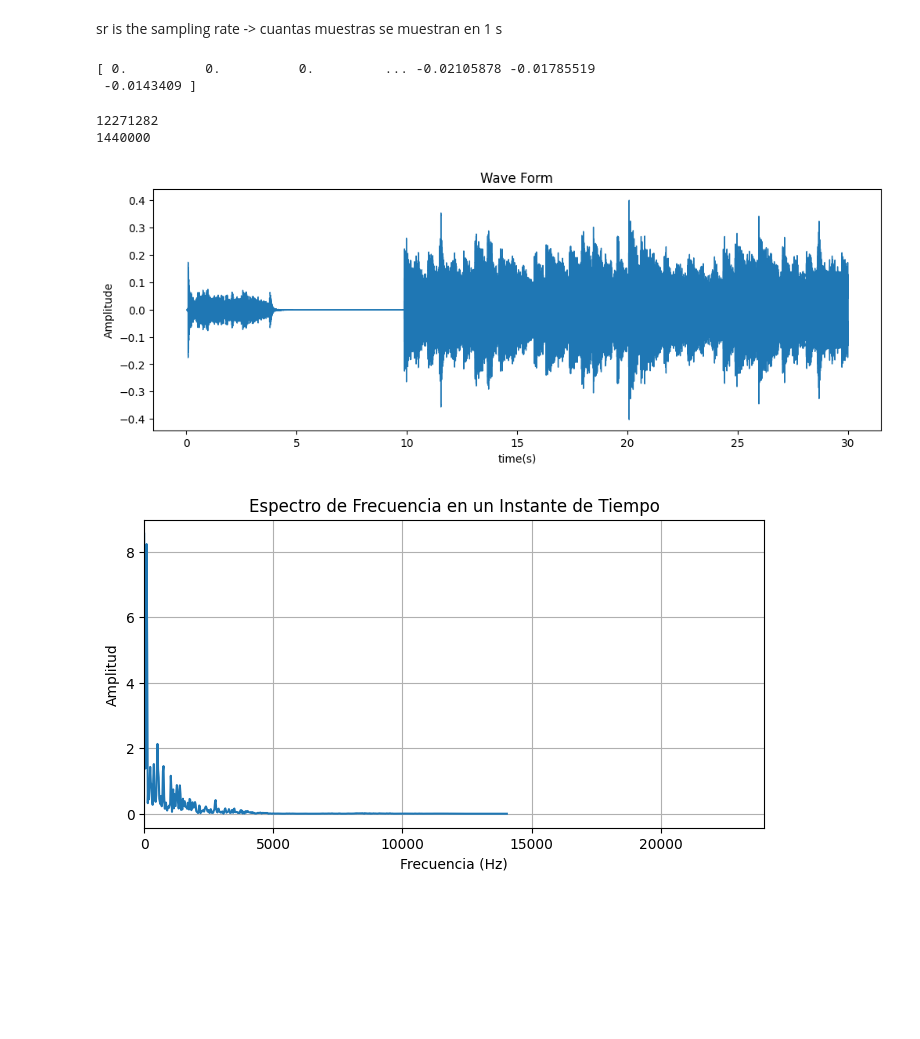
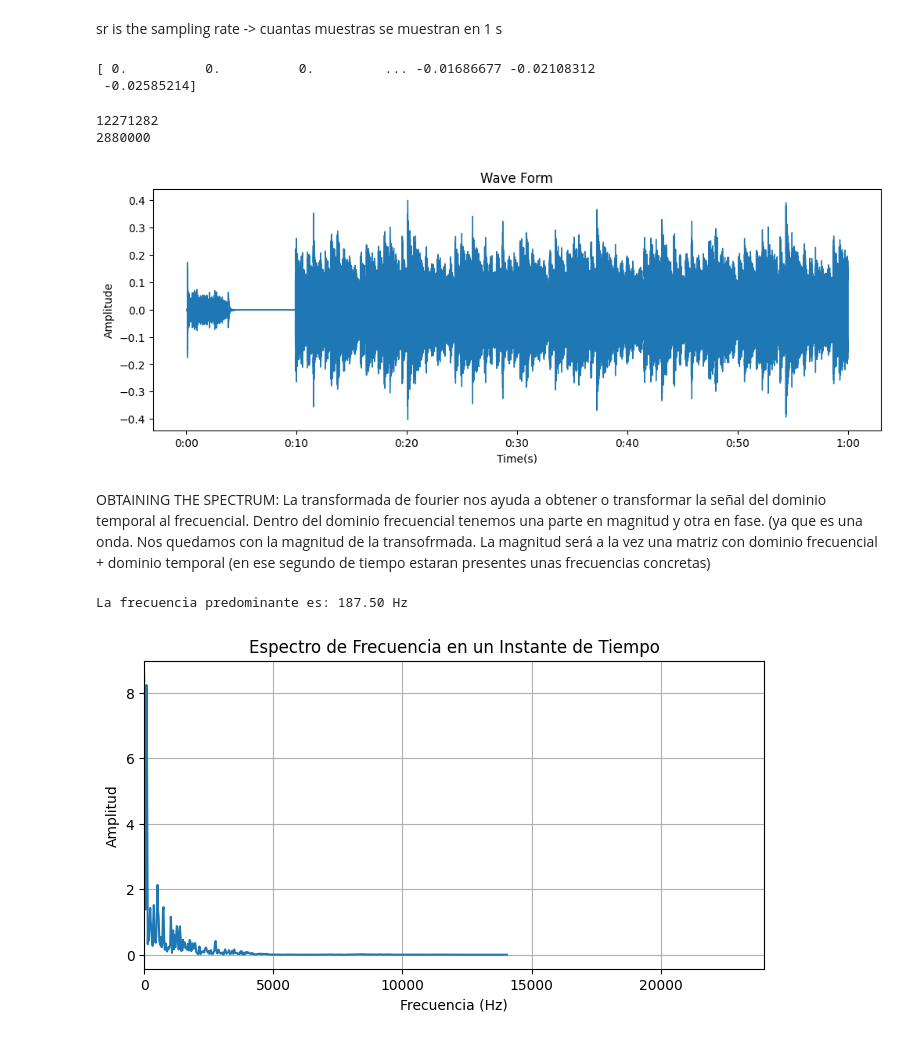
Before and after one commit to u172764/3d-musical-visualizer, a Jupyter notebook: feature-extraction.ipynb, the cells around one changed output. Saved outputs shown, nothing was run; the diff lists cells and outputs as text; code cells hidden in the pictures; blank space fills up the shorter version.

```diff
--- a/feature-extraction.ipynb
+++ b/feature-extraction.ipynb
@@ -14,33 +15,35 @@ print(y, sr)
 sr is the sampling rate -> cuantas muestras se muestran en 1 s
 # %%
 #cortaré el audio para que el proceso no se haga tan largo
-start_time = 0 #seconds
-end_time = 30 #seconds
+start_time = 30 #seconds
+end_time = 60 #seconds
 cut_audio = y[:int(end_time*sr)]
 print(cut_audio)
 # %% [output]
-[ 0.          0.          0.         ... -0.02105878 -0.01785519
- -0.0143409 ]
+[ 0.          0.          0.         ... -0.01686677 -0.02108312
+ -0.02585214]
 # %%
 print(len(y))
 print(len(cut_audio))
 # %% [output]
 12271282
-1440000
+2880000
 # %%
 plt.figure(figsize=(12,4))
 librosa.display.waveshow(cut_audio, sr = sr)
 plt.title ("Wave Form")
-plt.xlabel("time(s)")
+plt.xlabel("Time(s)")
 plt.ylabel("Amplitude")
 plt.show()
 # %% [output]
-[figure, old version]
+[figure, new version]
+# %% [markdown]
+OBTAINING THE SPECTRUM:
+La transformada de fourier nos ayuda a obtener o transformar la señal del dominio temporal al frecuencial. Dentro del dominio frecuencial tenemos una parte en magnitud y otra en fase. (ya que es una onda.
+Nos quedamos con la magnitud de la transofrmada. La magnitud será a la vez una matriz con dominio frecuencial + dominio temporal (en ese segundo de tiempo estaran presentes unas frecuencias concretas)
 # %%
 X = librosa.stft(cut_audio)
 X_magnitude = np.abs(X)  # Magnitud del espectrograma
-# print("THE FOURIER TRANSFORM" , X)
-# print("THE MAGNITUD OF THE FOURIER TRANSFORM" , X_magnitude)
 # Obtener número de frecuencias y tiempo
 n_frequencies, n_time_frames = X.shape  # X tiene dimensiones (frecuencia, tiempo) --> X es la transformada de fourier
 #es una matriz de frecuencias y tiempo -> en cada momento del tiempo del audio hay una distribución diferente de frecuencias
@@ -48,6 +51,9 @@ n_frequencies, n_time_frames = X.shape  # X tiene dimensiones (frecuencia, tiemp
 # Crear vector de frecuencias correspondientes a la STFT --> cuantas frecuencias se pueden marcar y visualizar
 frequencies = librosa.fft_frequencies(sr=sr, n_fft=2048)
 
+dominant_frequency = frequencies[np.argmax(X_magnitude)]
+
+print(f"La frecuencia predominante es: {dominant_frequency:.2f} Hz")
 # Graficar espectro de frecuencia en un instante de tiempo
 plt.figure(figsize=(8, 4))
 plt.plot(frequencies[:600], X_magnitude[:600, 30])  # Tomamos la columna 50 como ejemplo
@@ -61,4 +67,5 @@ plt.grid()
 # Mostrar gráfica
 plt.show()
 # %% [output]
+La frecuencia predominante es: 187.50 Hz
 [figure]
```
Also changed, not shown: parts of 16 cells of this notebook, 1 other file.
